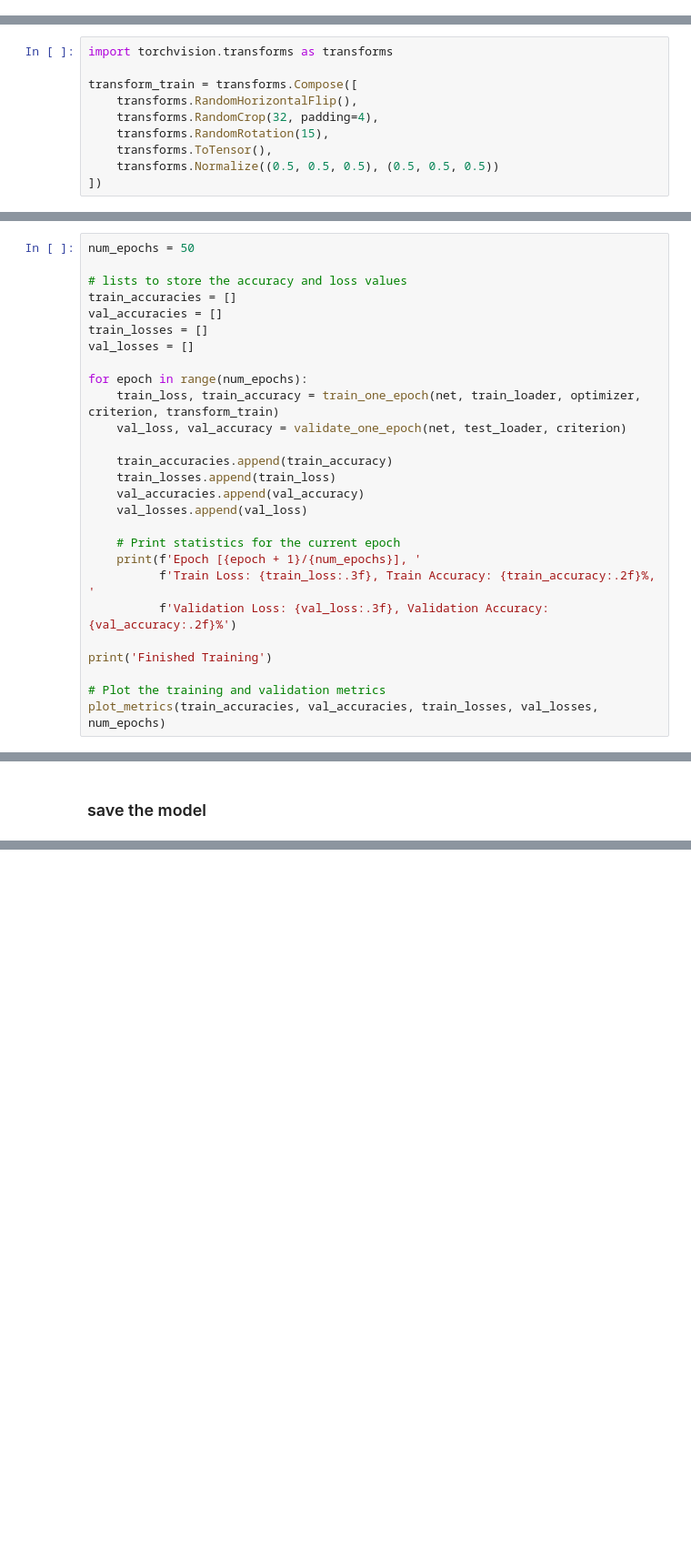
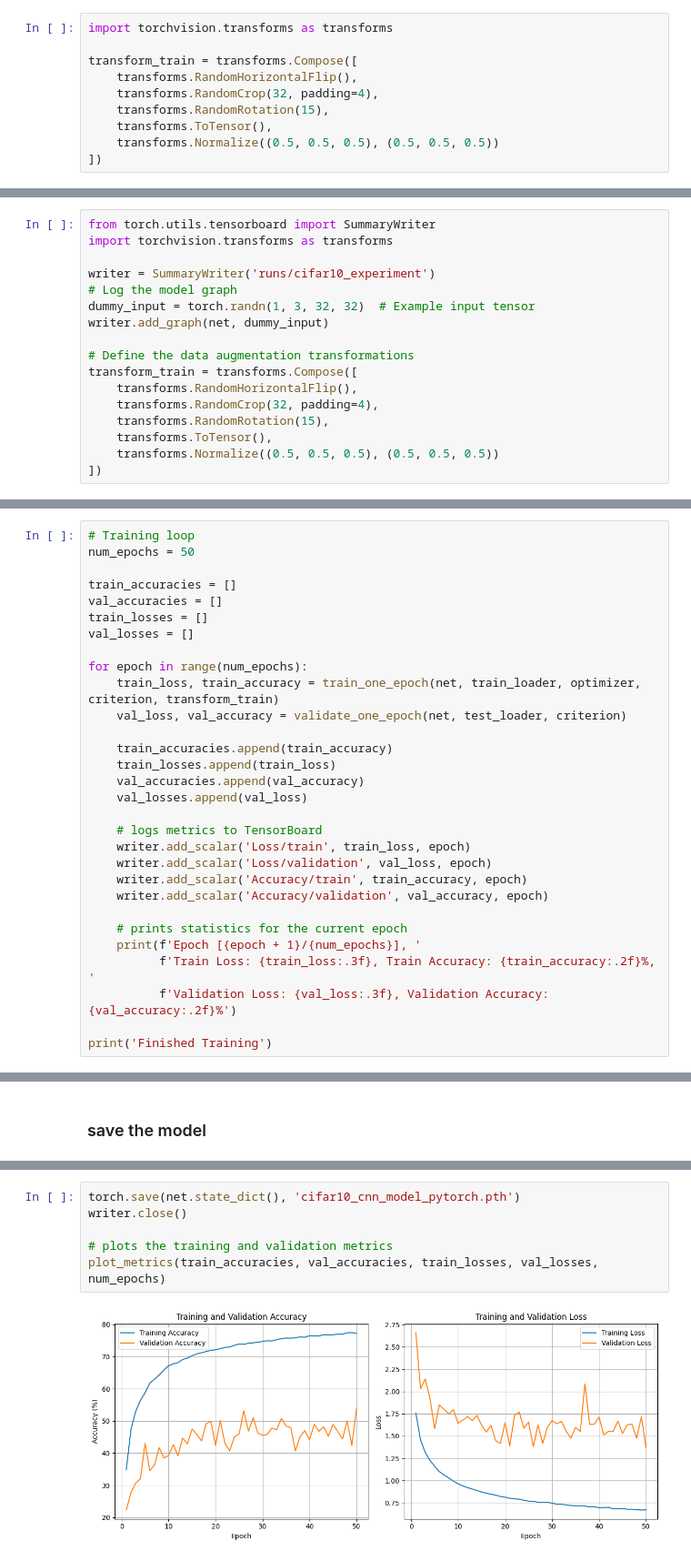
Before and after one commit to yanajakhwal/img_classification, a Jupyter notebook: src/pytorch.ipynb, the cells around one changed output, grey strips where cells are left out. Shown at 91% size. Saved outputs shown, nothing was run; the diff lists cells and outputs as text; blank space fills up the shorter version.

Commit message:
both models complete

```diff
--- a/src/pytorch.ipynb
+++ b/src/pytorch.ipynb
@@ -214,3 +226,13 @@ optimizer = optim.Adam(net.parameters(), lr=0.001)
+# %%
+import torchvision.transforms as transforms
+
+transform_train = transforms.Compose([
+    transforms.RandomHorizontalFlip(),
+    transforms.RandomCrop(32, padding=4),
+    transforms.RandomRotation(15),
+    transforms.ToTensor(),
+    transforms.Normalize((0.5, 0.5, 0.5), (0.5, 0.5, 0.5))
+])
 # %% [markdown]
 ## Training the model
 # %% [markdown]
@@ -362,8 +381,15 @@ def plot_metrics(train_accuracies, val_accuracies, train_losses, val_losses, num
 - randomly flips, crops, adds padding, rotates up to 15 degress, and converts the image to a PyTorch tensor
 - image is the normalized
 # %%
+from torch.utils.tensorboard import SummaryWriter
 import torchvision.transforms as transforms
 
+writer = SummaryWriter('runs/cifar10_experiment')
+# Log the model graph
+dummy_input = torch.randn(1, 3, 32, 32)  # Example input tensor
+writer.add_graph(net, dummy_input)
+
+# Define the data augmentation transformations
 transform_train = transforms.Compose([
     transforms.RandomHorizontalFlip(),
     transforms.RandomCrop(32, padding=4),
@@ -377,9 +403,9 @@ transform_train = transforms.Compose([
     - they are updated with helper functions
 - prints the epoch statistics
 # %%
+# Training loop
 num_epochs = 50
 
-# lists to store the accuracy and loss values
 train_accuracies = []
 val_accuracies = []
 train_losses = []
@@ -394,13 +420,16 @@ for epoch in range(num_epochs):
     val_accuracies.append(val_accuracy)
     val_losses.append(val_loss)
 
-    # Print statistics for the current epoch
+    # logs metrics to TensorBoard
+    writer.add_scalar('Loss/train', train_loss, epoch)
+    writer.add_scalar('Loss/validation', val_loss, epoch)
+    writer.add_scalar('Accuracy/train', train_accuracy, epoch)
+    writer.add_scalar('Accuracy/validation', val_accuracy, epoch)
+
+    # prints statistics for the current epoch
     print(f'Epoch [{epoch + 1}/{num_epochs}], '
           f'Train Loss: {train_loss:.3f}, Train Accuracy: {train_accuracy:.2f}%, '
           f'Validation Loss: {val_loss:.3f}, Validation Accuracy: {val_accuracy:.2f}%')
 
 print('Finished Training')
-
-# Plot the training and validation metrics
-plot_metrics(train_accuracies, val_accuracies, train_losses, val_losses, num_epochs)
 # %% [output]
@@ -428,0 +455,8 @@ torch.save(net.state_dict(), 'cifar10_cnn.pth')
+# %%
+torch.save(net.state_dict(), 'cifar10_cnn_model_pytorch.pth')
+writer.close()
+
+# plots the training and validation metrics
+plot_metrics(train_accuracies, val_accuracies, train_losses, val_losses, num_epochs)
+# %% [output]
+[figure, added]
```
Also changed, not shown: parts of 13 cells of this notebook, 5 other files.
